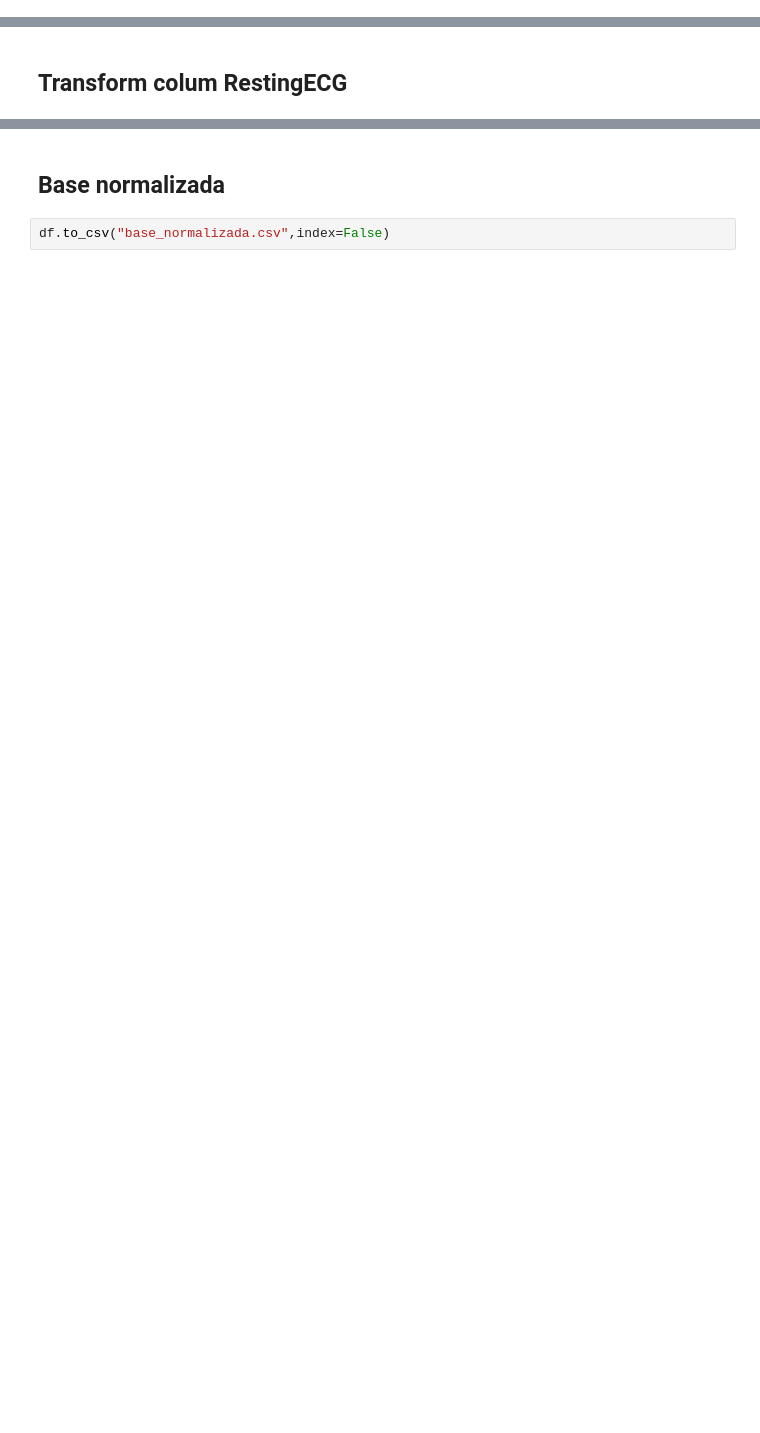
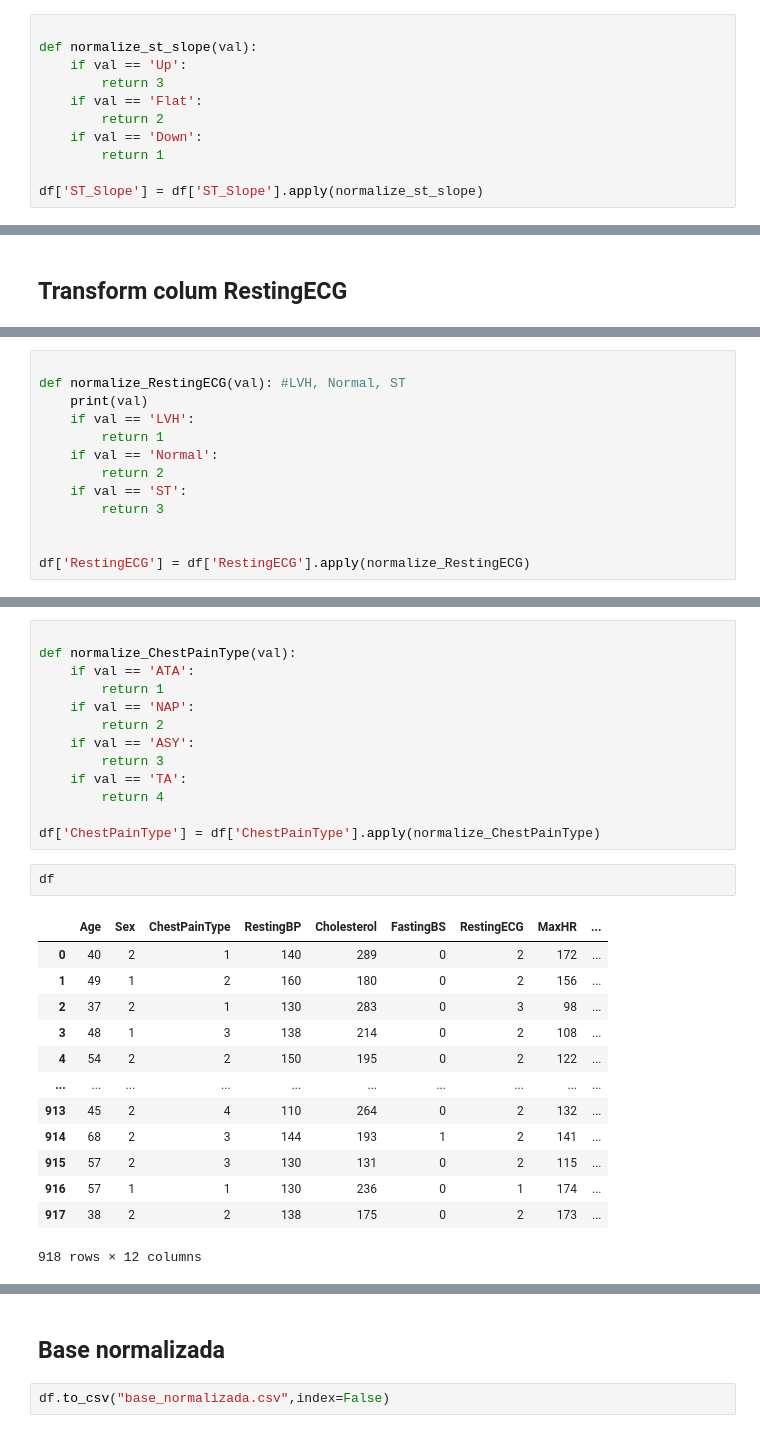
Before and after one commit to juanengml/atividade-oficina-maker, a Jupyter notebook: notebook/Normalizacao_dados.ipynb, the cells around one changed output, grey strips where cells are left out. Cells and saved outputs as stored; diff of their text form; blank space fills up the shorter version.

```diff
--- a/notebook/Normalizacao_dados.ipynb
+++ b/notebook/Normalizacao_dados.ipynb
@@ -171,3 +171,14 @@ df
 918 rows × 12 columns
 # %% [markdown]
 ## Transform colum ST_Slope
+# %%
+
+def normalize_st_slope(val):
+    if val == 'Up':
+        return 3
+    if val == 'Flat':
+        return 2
+    if val == 'Down':
+        return 1
+
+df['ST_Slope'] = df['ST_Slope'].apply(normalize_st_slope)
@@ -177,0 +203,13 @@ df
+# %%
+
+def normalize_RestingECG(val): #LVH, Normal, ST
+    print(val)
+    if val == 'LVH':
+        return 1
+    if val == 'Normal':
+        return 2
+    if val == 'ST':
+        return 3
+
+
+df['RestingECG'] = df['RestingECG'].apply(normalize_RestingECG)
@@ -177,0 +234,29 @@ df
+# %%
+
+def normalize_ChestPainType(val):
+    if val == 'ATA':
+        return 1
+    if val == 'NAP':
+        return 2
+    if val == 'ASY':
+        return 3
+    if val == 'TA':
+        return 4
+
+df['ChestPainType'] = df['ChestPainType'].apply(normalize_ChestPainType)
+# %%
+df
+# %% [output]
+|  | Age | Sex | ChestPainType | RestingBP | Cholesterol | FastingBS | RestingECG | MaxHR | ... |
+| 0 | 40 | 2 | 1 | 140 | 289 | 0 | 2 | 172 | ... |
+| 1 | 49 | 1 | 2 | 160 | 180 | 0 | 2 | 156 | ... |
+| 2 | 37 | 2 | 1 | 130 | 283 | 0 | 3 | 98 | ... |
+| 3 | 48 | 1 | 3 | 138 | 214 | 0 | 2 | 108 | ... |
+| 4 | 54 | 2 | 2 | 150 | 195 | 0 | 2 | 122 | ... |
+| ... | ... | ... | ... | ... | ... | ... | ... | ... | ... |
+| 913 | 45 | 2 | 4 | 110 | 264 | 0 | 2 | 132 | ... |
+| 914 | 68 | 2 | 3 | 144 | 193 | 1 | 2 | 141 | ... |
+| 915 | 57 | 2 | 3 | 130 | 131 | 0 | 2 | 115 | ... |
+| 916 | 57 | 1 | 1 | 130 | 236 | 0 | 1 | 174 | ... |
+| 917 | 38 | 2 | 2 | 138 | 175 | 0 | 2 | 173 | ... |
+918 rows × 12 columns
```
Also changed, not shown: parts of 5 cells of this notebook, 3 other files.
